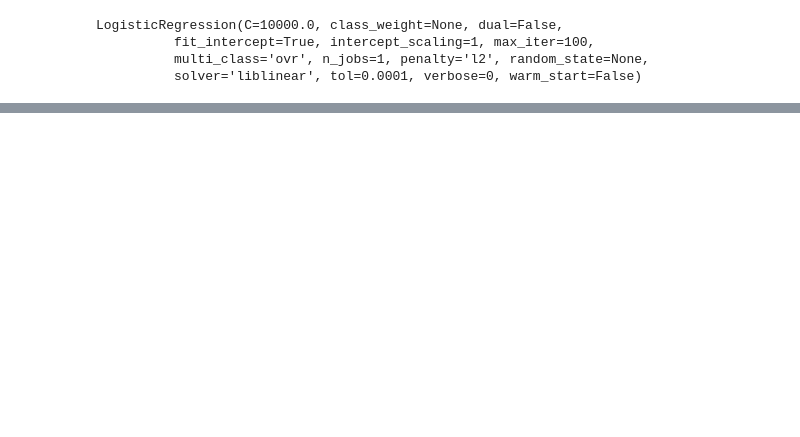
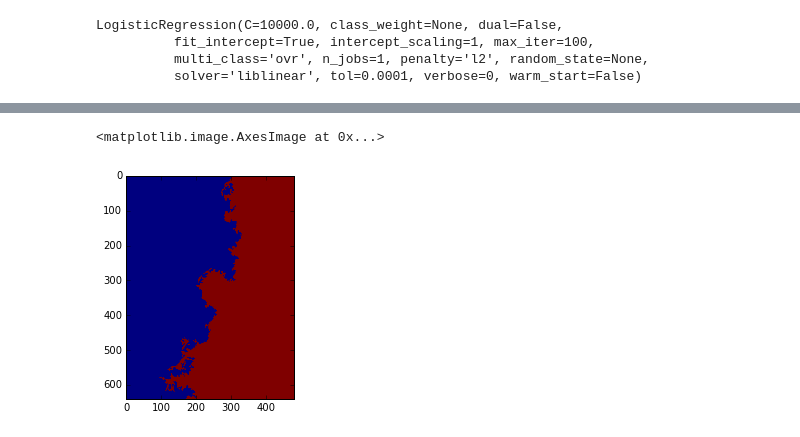
Before and after one commit to hotzenklotz/hackhpi, a Jupyter notebook: notebooks/Mule-Detection-LogReg.ipynb, the cells around one changed output, grey strips where cells are left out. Saved outputs shown, nothing was run; the diff lists cells and outputs as text; code cells hidden in the pictures; blank space fills up the shorter version.

Commit message:
remove margin, scikit segmentation methods

```diff
--- a/notebooks/Mule-Detection-LogReg.ipynb
+++ b/notebooks/Mule-Detection-LogReg.ipynb
@@ -88,0 +91,7 @@ plt.imshow(labeled_img)
+# %%
+plt.imshow(slic(img, n_segments=2, compactness=1, sigma=0.5,
+                enforce_connectivity=True, convert2lab=True,
+                max_size_factor=1))
+# %% [output]
+<matplotlib.image.AxesImage at 0x...>
+[figure, added]
```
Also changed, not shown: parts of 9 cells of this notebook, 1 other file.
